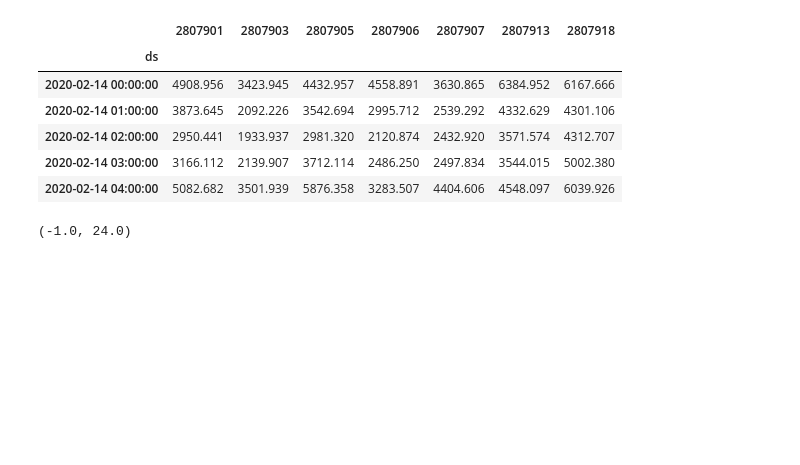
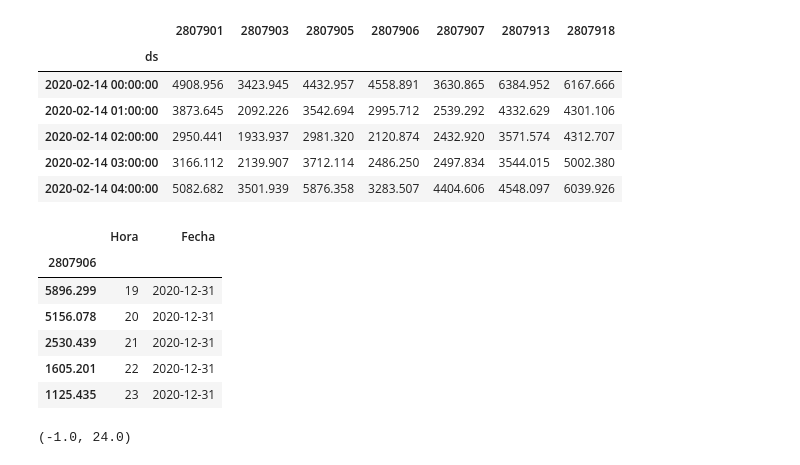
Before and after one commit to Jhonvalencia77/2do_avance, a Jupyter notebook: Patrones_2.ipynb, the cells around one changed output. Saved outputs shown, nothing was run; the diff lists cells and outputs as text; code cells hidden in the pictures; blank space fills up the shorter version.

```diff
--- a/Patrones_2.ipynb
+++ b/Patrones_2.ipynb
@@ -130,34 +130,42 @@ d13f2.set_index('2807913', inplace = True)
 d13f3=data2.reset_index()
 d13f4 = pd.DataFrame(data=d13f3, columns=['2807913','Hora','Fecha'])
 d13f4.set_index('2807913', inplace = True)
 
 d13f5=data3.reset_index()
 d13f6 = pd.DataFrame(data=d13f5, columns=['2807913','Hora','Fecha'])
 d13f6.set_index('2807913', inplace = True)
 
 d13f7=data4.reset_index()
 d13f8 = pd.DataFrame(data=d13f7, columns=['2807913','Hora','Fecha'])
 d13f8.set_index('2807913', inplace = True)
 
 
 ## Distrito Villa de Vallecas - 2807918
 d18f=data1.reset_index()
 d18f2 = pd.DataFrame(data=d18f, columns=['2807918','Hora','Fecha'])
 d18f2.set_index('2807918', inplace = True)
 
 d18f3=data2.reset_index()
 d18f4 = pd.DataFrame(data=d18f3, columns=['2807918','Hora','Fecha'])
 d18f4.set_index('2807918', inplace = True)
 
 d18f5=data3.reset_index()
 d18f6 = pd.DataFrame(data=d18f5, columns=['2807918','Hora','Fecha'])
 d18f6.set_index('2807918', inplace = True)
 
 d18f7=data4.reset_index()
 d18f8 = pd.DataFrame(data=d18f7, columns=['2807918','Hora','Fecha'])
 d18f8.set_index('2807918', inplace = True)
 
-#d06f8.tail(5)
+d06f8.tail(5)
+# %% [output]
+|  | Hora | Fecha |
+| 2807906 |  |  |
+| 5896.299 | 19 | 2020-12-31 |
+| 5156.078 | 20 | 2020-12-31 |
+| 2530.439 | 21 | 2020-12-31 |
+| 1605.201 | 22 | 2020-12-31 |
+| 1125.435 | 23 | 2020-12-31 |
 # %%
 sb.set(rc = {'figure.figsize':(15,8)})
 fig, ax = plt.subplots(nrows=2, ncols=4)
```
Also changed, not shown: 1 other file.
